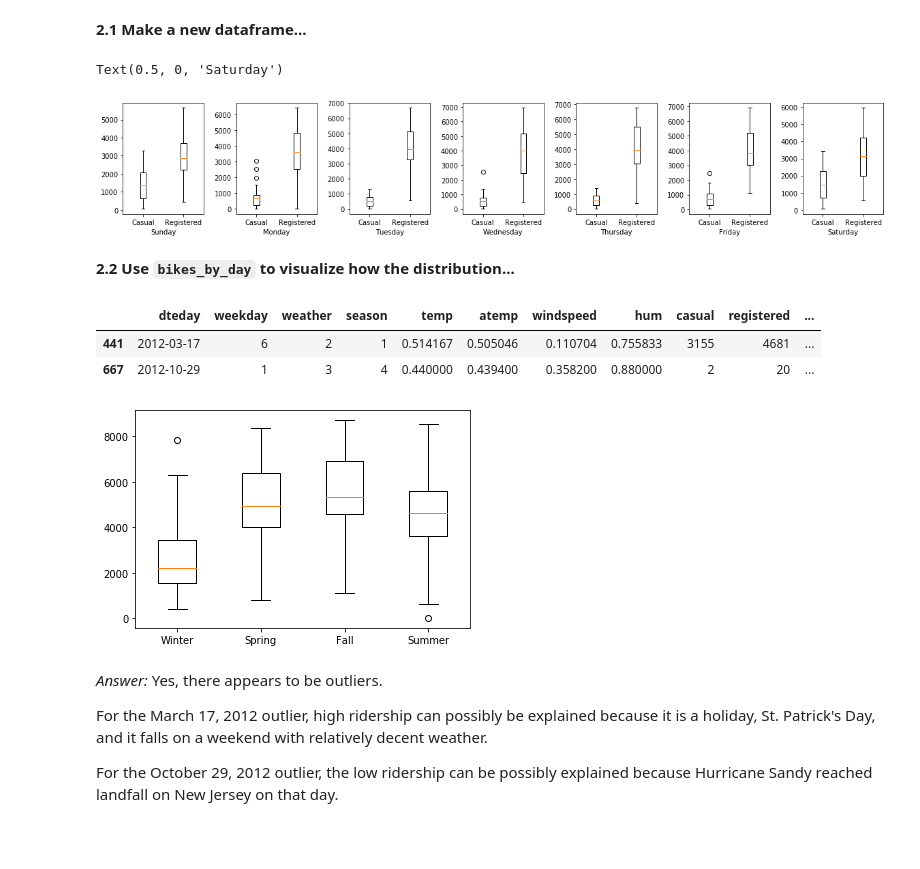
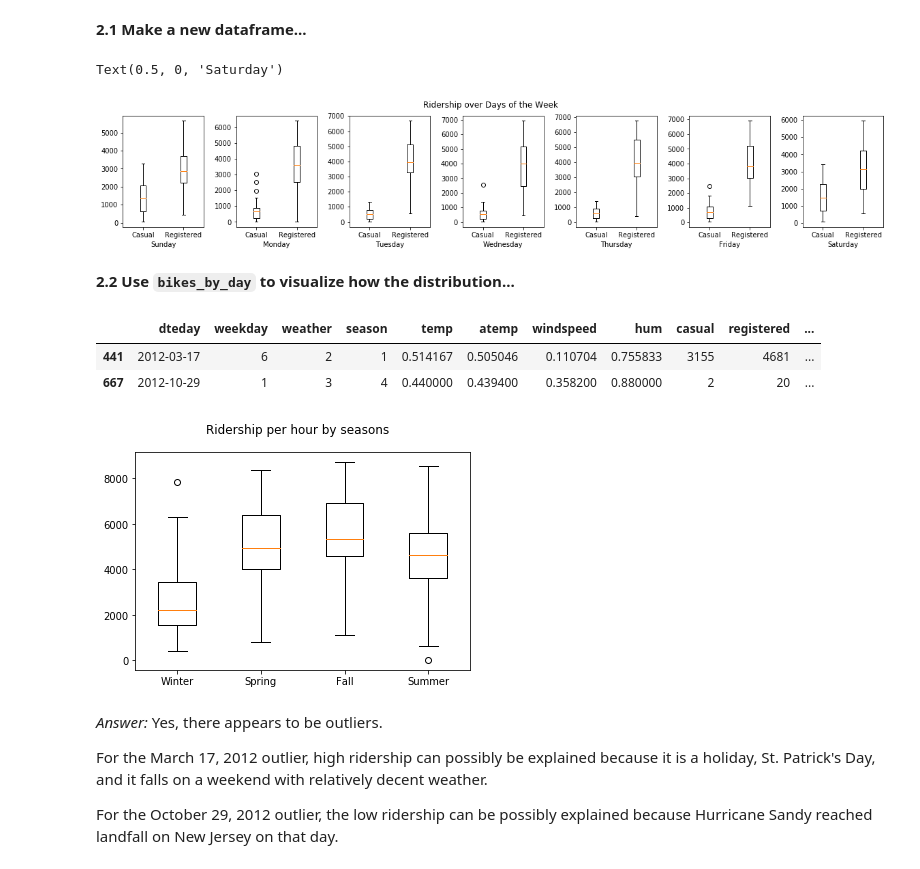
Before and after one commit to songdavidb/cs109aHW, a Jupyter notebook: cs109a_hw3/cs109a_hw3.ipynb, the cells around one changed output. Drawn from its saved outputs; the diff is of its cells as text; code cells hidden in the pictures; blank space fills up the shorter version.

```diff
--- a/cs109a_hw3/cs109a_hw3.ipynb
+++ b/cs109a_hw3/cs109a_hw3.ipynb
@@ -236,34 +236,38 @@ ax.set_xlabel('Day of the Week')
 ax.set_ylabel('Number of Riders')
 ax.set_title('Number of Riders by Day of the Week')
 ax.grid(True)
 '''
 #bikes_by_day.groupby("weekday").filter(lambda)
 
+
+
 casual_lst = []
 for i in range(0,7):
     casual_lst.append(bikes_by_day[bikes_by_day["weekday"]==i]["casual"])
 
 registered_lst = []
 for i in range(0,7):
     registered_lst.append(bikes_by_day[bikes_by_day["weekday"]==i]["registered"])
 
 fig, ax = plt.subplots(1,7, figsize=(20,3))
 plt.subplots_adjust(wspace = 0.4)
+
+fig.suptitle('Ridership over Days of the Week')
 
 for i in range(0,7):
     ax[i].boxplot([casual_lst[i], registered_lst[i]])
     ax[i].set_xticklabels(["Casual", "Registered"])
 
 ax[0].set_xlabel("Sunday")
 ax[1].set_xlabel("Monday")
 ax[2].set_xlabel("Tuesday")
 ax[3].set_xlabel("Wednesday")
 ax[4].set_xlabel("Thursday")
 ax[5].set_xlabel("Friday")
 ax[6].set_xlabel("Saturday")
 # %% [output]
 Text(0.5, 0, 'Saturday')
-[figure, old version]
+[figure, new version]
 # %% [markdown]
 **2.2 Use `bikes_by_day` to visualize how the distribution...**
 # %%
@@ -272,6 +276,7 @@ for i in range(1,5):
     season_lst.append(bikes_by_day[bikes_by_day["season"]==i]["counts"])
 
 fig, ax = plt.subplots(1,1)
+fig.suptitle('Ridership per hour by seasons')
 ax.boxplot(season_lst)
 ax.set_xticklabels(["Winter", "Spring", "Fall", "Summer"])
 
@@ -281,7 +286,7 @@ bikes_by_day[((bikes_by_day["season"] == 1) & (bikes_by_day["counts"] > 7500)) |
 |  | dteday | weekday | weather | season | temp | atemp | windspeed | hum | casual | registered | ... |
 | 441 | 2012-03-17 | 6 | 2 | 1 | 0.514167 | 0.505046 | 0.110704 | 0.755833 | 3155 | 4681 | ... |
 | 667 | 2012-10-29 | 1 | 3 | 4 | 0.440000 | 0.439400 | 0.358200 | 0.880000 | 2 | 20 | ... |
-[figure, old version]
+[figure, new version]
 # %% [markdown]
 *Answer:* Yes, there appears to be outliers.
 
```
Also changed, not shown: parts of 41 cells of this notebook.
